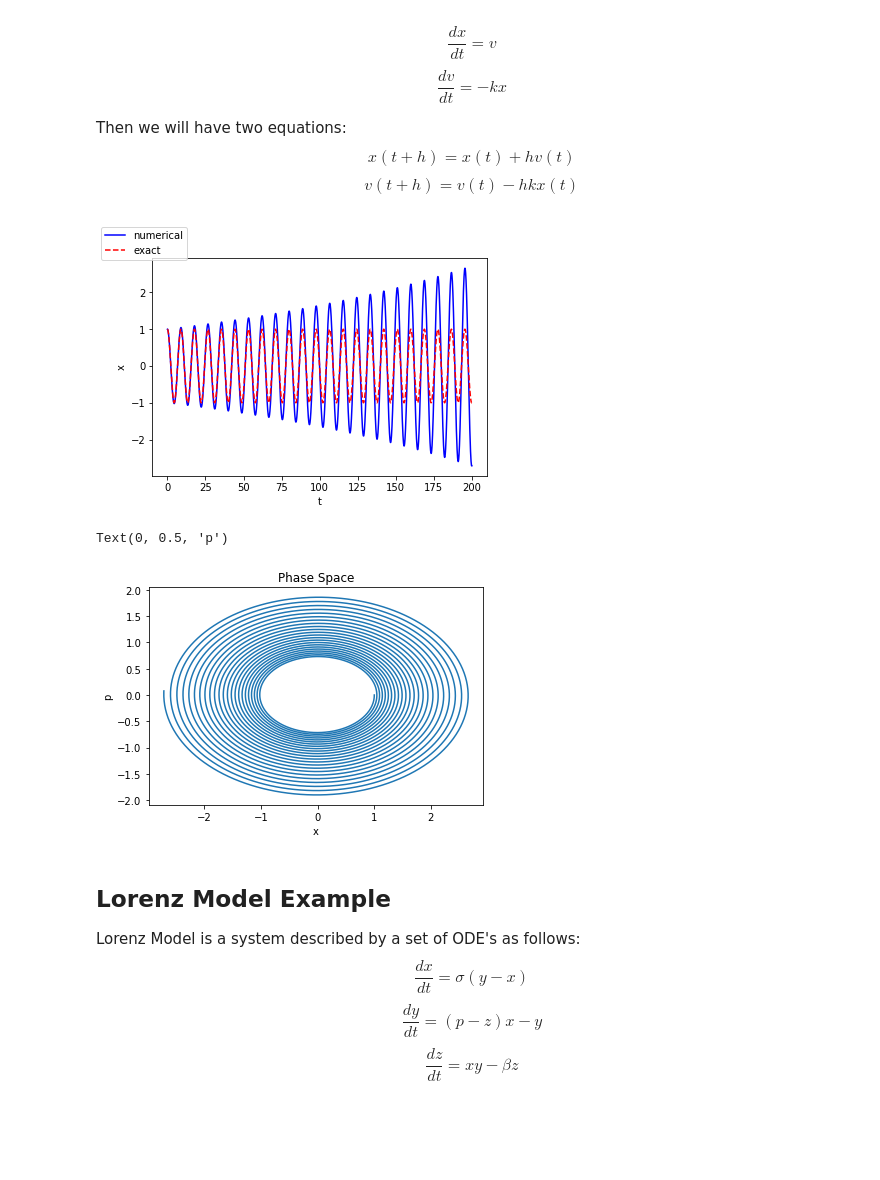
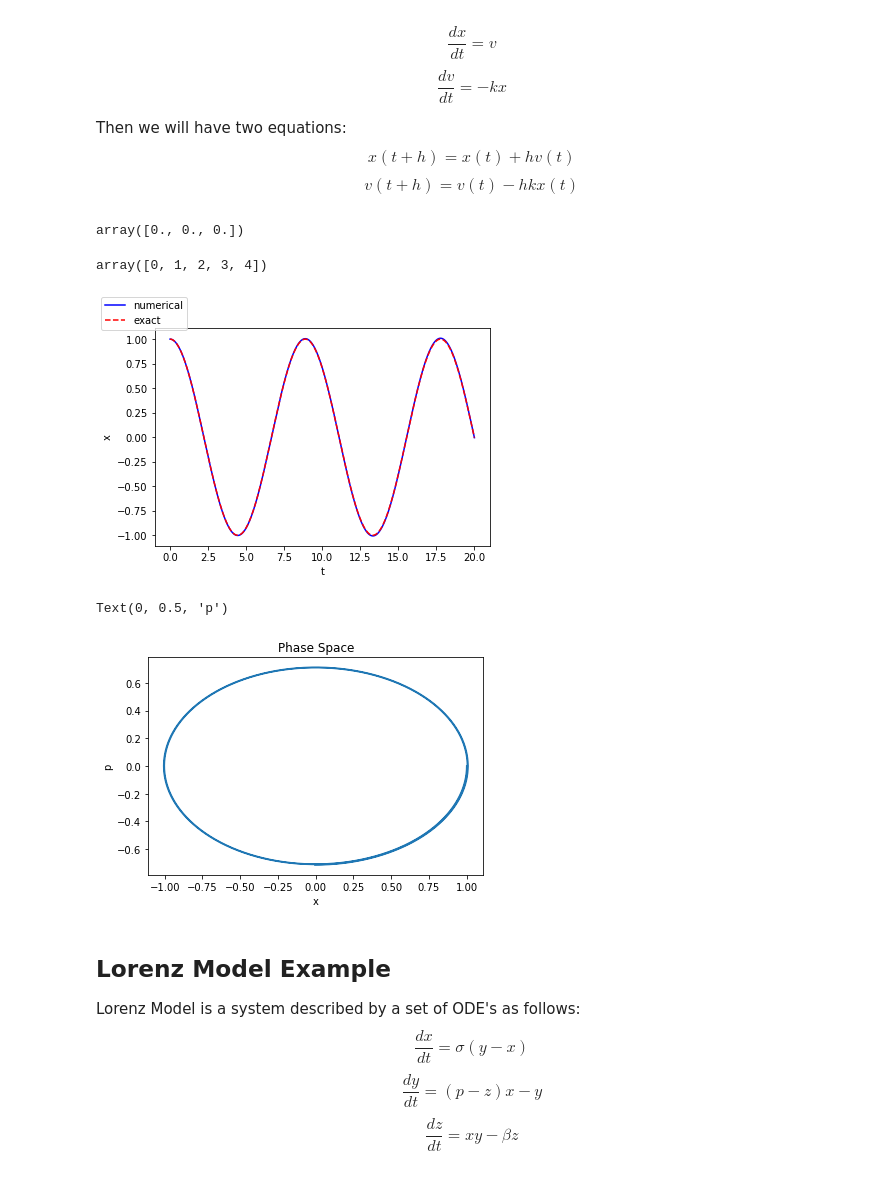
Before and after one commit to bcivitcioglu/Molecular-Dynamics-L3, a Jupyter notebook: Molecular Dynamics TP.1 - 01.03.2021.ipynb, the cells around one changed output. Cells and saved outputs as stored; diff of their text form; code cells hidden in the pictures; blank space fills up the shorter version.

```diff
--- a/Molecular Dynamics TP.1 - 01.03.2021.ipynb
+++ b/Molecular Dynamics TP.1 - 01.03.2021.ipynb
@@ -27,6 +27,14 @@ Then numerically we can have,
     $$x(t+h) = x(t) + hv(t)$$
     $$v(t+h) = v(t) - hkx(t)$$
 </p>
+# %%
+np.zeros(3)
+# %% [output]
+array([0., 0., 0.])
+# %%
+np.arange(5)
+# %% [output]
+array([0, 1, 2, 3, 4])
 # %%
 def harmonic_oscillator_euler(s=0.02,k=0.5,m=1):
 
@@ -53,9 +61,9 @@ def harmonic_oscillator_euler(s=0.02,k=0.5,m=1):
     plt.show()
     return t,x,v
 # %%
-t,x,v = harmonic_oscillator_euler(s=0.02)
+t,x,v = harmonic_oscillator_euler(s=0.002)
 # %% [output]
-[figure, old version]
+[figure, new version]
 # %%
 plt.plot(x,v*1) # m = 1
 plt.title("Phase Space")
@@ -63,7 +71,7 @@ plt.xlabel("x")
 plt.ylabel("p")
 # %% [output]
 Text(0, 0.5, 'p')
-[figure, old version]
+[figure, new version]
 # %% [markdown]
 <h2>Lorenz Model Example</h2>
 <p>Lorenz Model is a system described by a set of ODE's as follows:
```
Also changed, not shown: parts of 4 cells of this notebook, 1 other file.
